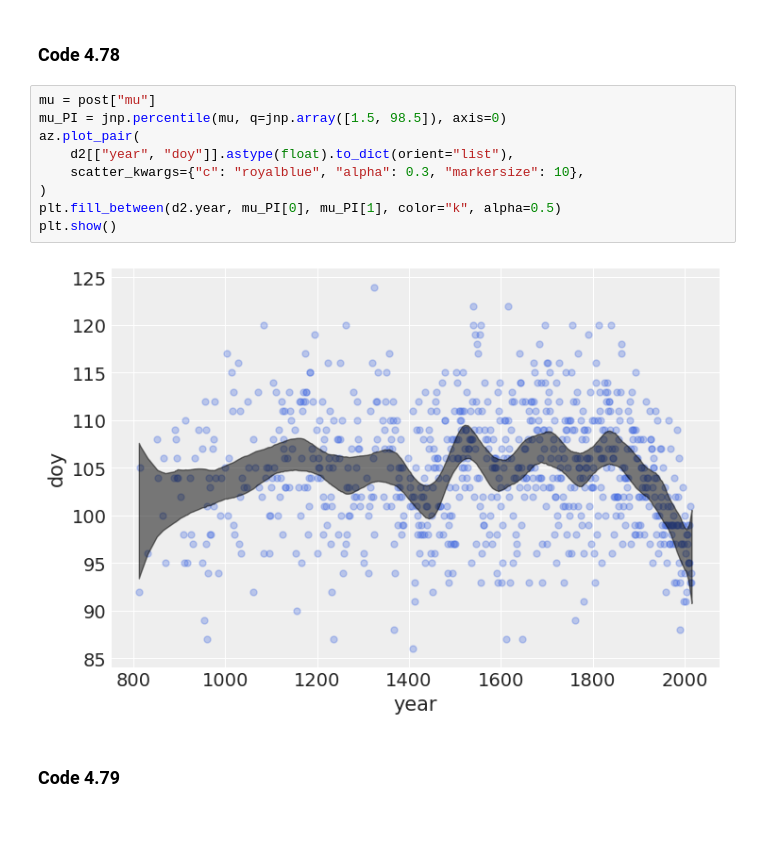
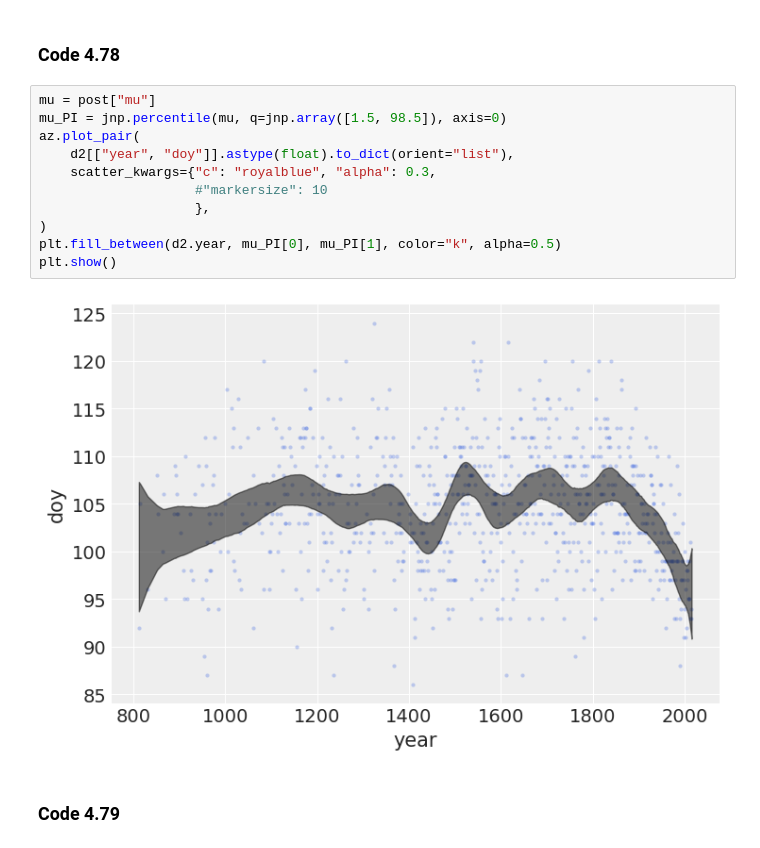
Before and after one commit to rachel-laing/rethinking-numpyro, a Jupyter notebook: notebooks/04_geocentric_models.ipynb, the cells around one changed output. Drawn from its saved outputs; the diff is of its cells as text.

```diff
--- a/notebooks/04_geocentric_models.ipynb
+++ b/notebooks/04_geocentric_models.ipynb
@@ -918,14 +1058,16 @@ for i in range(B.shape[1]):
 # %%
 mu = post["mu"]
 mu_PI = jnp.percentile(mu, q=jnp.array([1.5, 98.5]), axis=0)
 az.plot_pair(
     d2[["year", "doy"]].astype(float).to_dict(orient="list"),
-    scatter_kwargs={"c": "royalblue", "alpha": 0.3, "markersize": 10},
+    scatter_kwargs={"c": "royalblue", "alpha": 0.3,
+                    #"markersize": 10
+                    },
 )
 plt.fill_between(d2.year, mu_PI[0], mu_PI[1], color="k", alpha=0.5)
 plt.show()
 # %% [output]
-[figure, old version]
+[figure, new version]
 # %% [markdown]
 ### Code 4.79
 # %%
```
Also changed, not shown: parts of 107 cells of this notebook.
